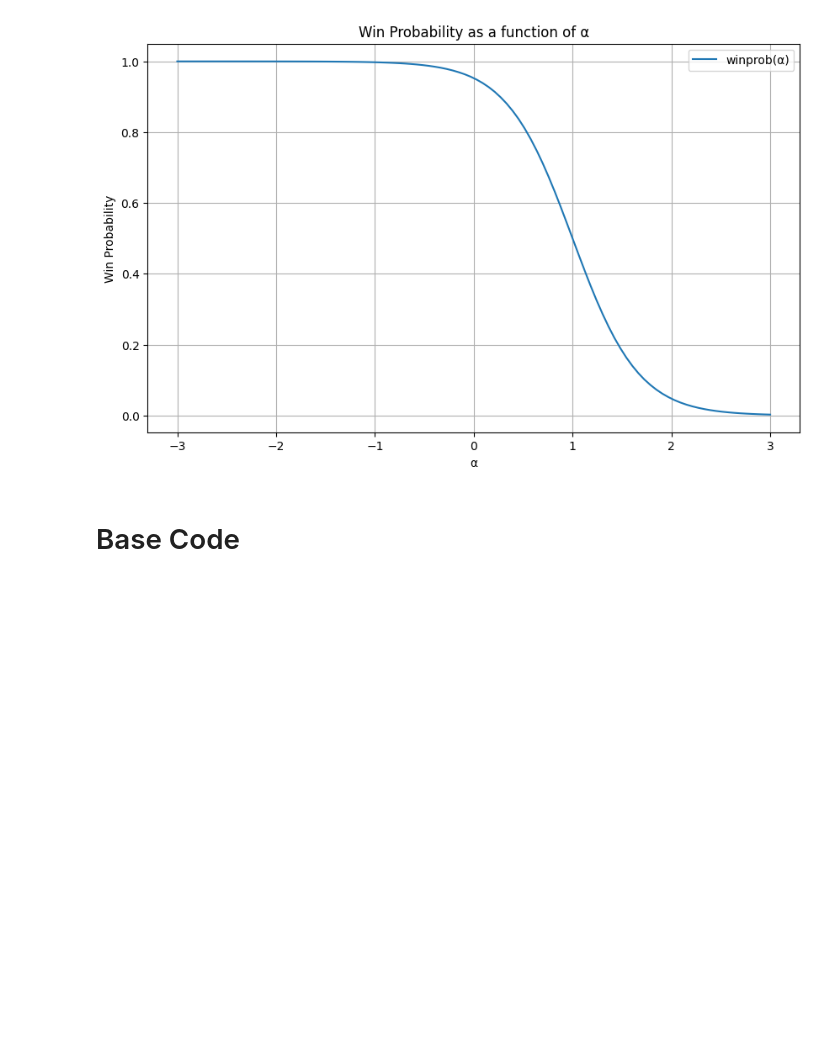
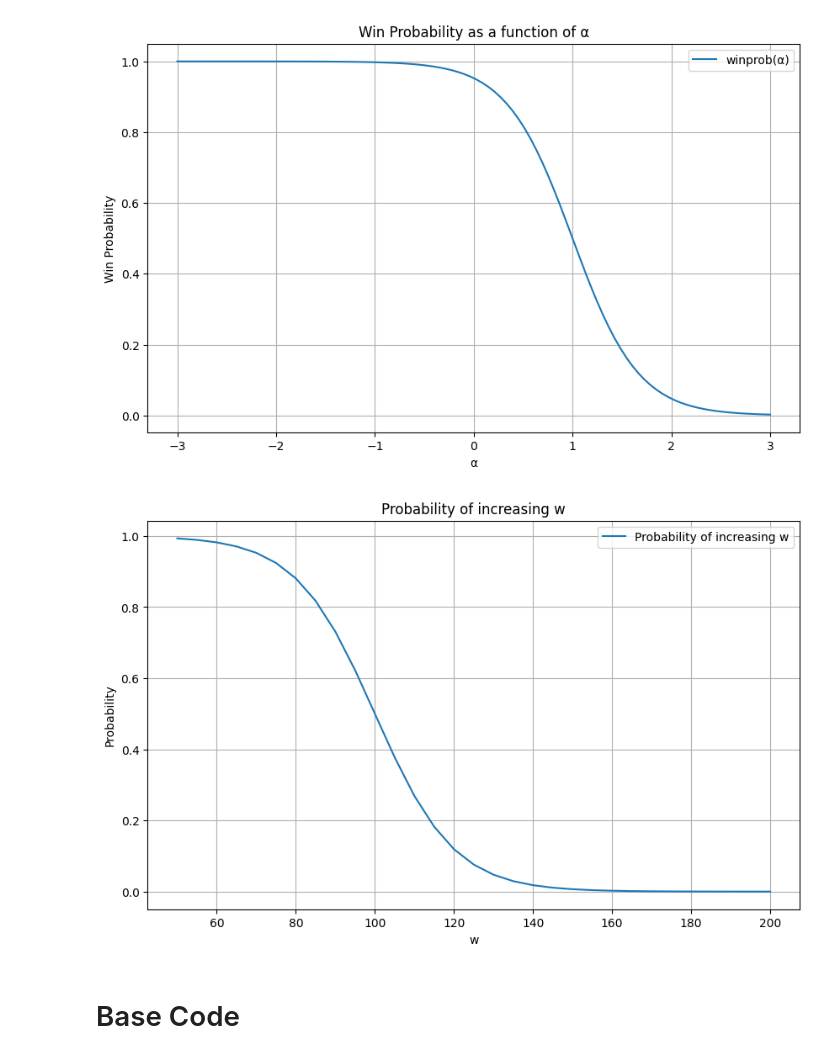
Before and after one commit to TrapSL/Thesis, a Jupyter notebook: Code.ipynb, the cells around one changed output. Drawn from its saved outputs; the diff is of its cells as text; code cells hidden in the pictures; blank space fills up the shorter version.

```diff
--- a/Code.ipynb
+++ b/Code.ipynb
@@ -79,6 +79,55 @@ plt.legend()
 plt.show()
 # %% [output]
 [figure]
+# %%
+#sigmoid
+import numpy as np
+import matplotlib.pyplot as plt
+
+def sigmoid(x):
+    return 1 / (1 + np.exp(-x))
+
+w = np.linspace(50, 200, 5)
+
+def update_w(w):
+    step_size = 5
+
+    if w > 100:
+        # Higher probability to drop when w is above 100
+        if np.random.rand() < 1 - sigmoid((w - 100) / 10):
+            return w - step_size
+        else:
+            return w + step_size
+    else:
+        # Higher probability to rise when w is below 100
+        if np.random.rand() < sigmoid((100 - w) / 10):
+            return w + step_size
+        else:
+            return w - step_size
+
+import numpy as np
+import matplotlib.pyplot as plt
+
+def sigmoid(x):
+    return 1 / (1 + np.exp(-x))
+
+# Define range of w
+w = np.arange(50, 205, 5)  # np.arange() is used here as it allows for a step size
+
+# Compute probabilities
+prob_increase = np.where(w > 100, 1 - sigmoid((w - 100) / 10), sigmoid((100 - w) / 10))
+
+# Plot
+plt.figure(figsize=(10, 6))
+plt.plot(w, prob_increase, label='Probability of increasing w')
+plt.xlabel('w')
+plt.ylabel('Probability')
+plt.title('Probability of increasing w')
+plt.legend()
+plt.grid(True)
+plt.show()
+# %% [output]
+[figure, added]
 # %% [markdown]
 # Base Code
 # %% [markdown]
```
